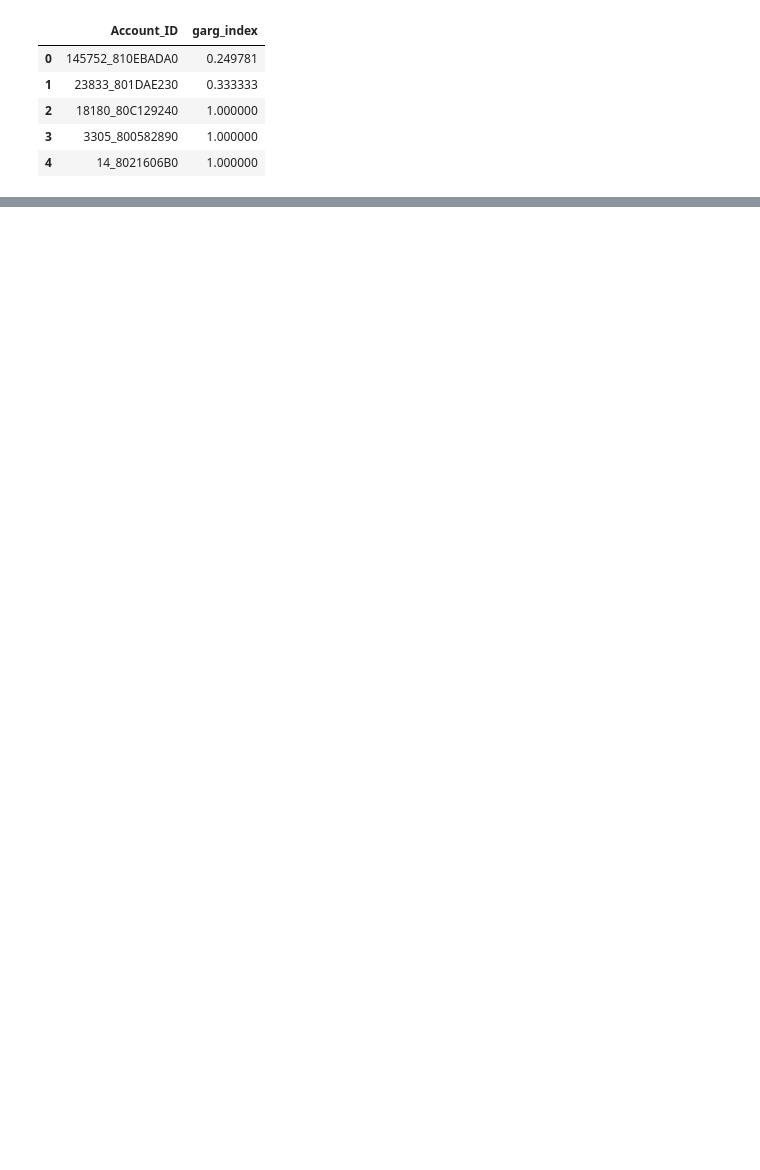
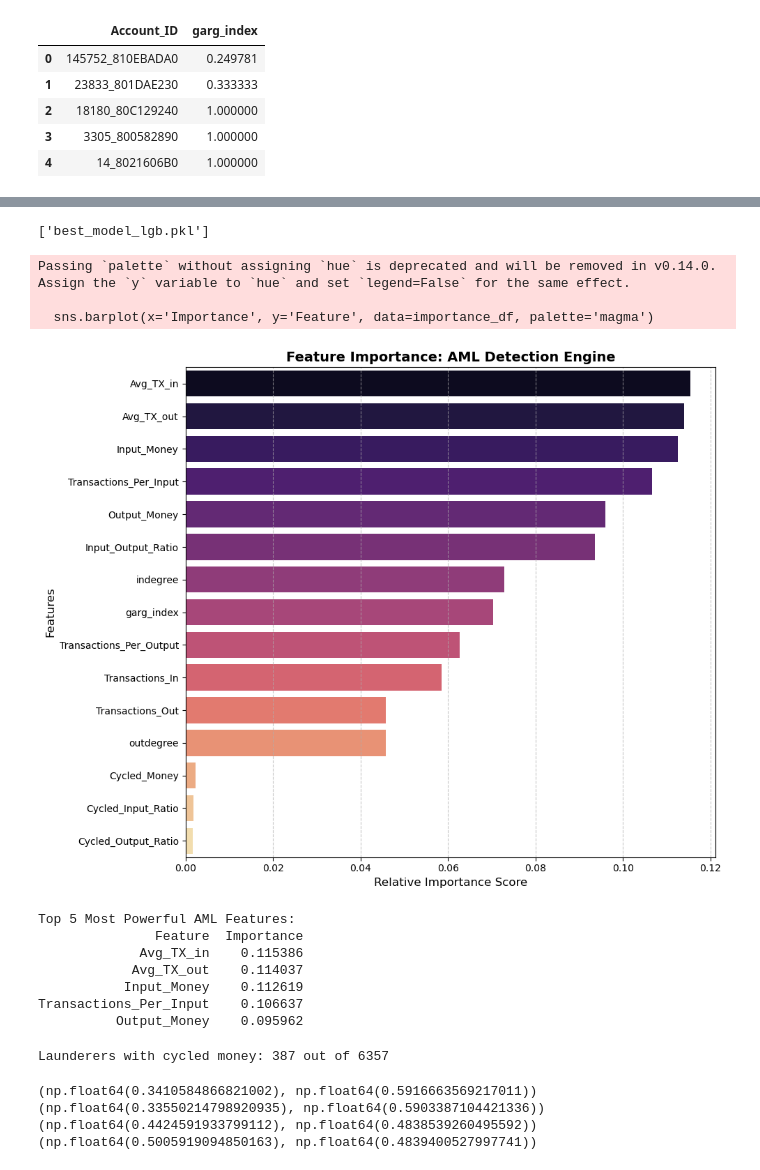
Before and after one commit to e-GNH/LedgerDB, a Jupyter notebook: aml_service/notebooks/features.ipynb, the cells around one changed output, grey strips where cells are left out. Cells and saved outputs as stored; diff of their text form; code cells hidden in the pictures; blank space fills up the shorter version.

```diff
--- a/aml_service/notebooks/features.ipynb
+++ b/aml_service/notebooks/features.ipynb
@@ -167,0 +510,57 @@ df_data["Transactions_In"] = df_data["Account_ID"].apply(lambda x: graph.graph.i
+# %%
+joblib.dump(best_model_lgb, 'best_model_lgb.pkl')
+# %% [output]
+['best_model_lgb.pkl']
+# %%
+import pandas as pd
+import matplotlib.pyplot as plt
+import seaborn as sns
+
+# 1. Extract importances from your trained model
+# This works identically for both RandomForest and LightGBM
+importances = best_model.feature_importances_
+
+# 2. Bind the importances to your feature names
+importance_df = pd.DataFrame({
+    'Feature': features,
+    'Importance': importances
+})
+
+# 3. Sort them from most important to least
+importance_df = importance_df.sort_values(by='Importance', ascending=False)
+
+# 4. Plot the results
+plt.figure(figsize=(10, 8))
+sns.barplot(x='Importance', y='Feature', data=importance_df, palette='magma')
+
+plt.title('Feature Importance: AML Detection Engine', fontsize=14, fontweight='bold')
+plt.xlabel('Relative Importance Score', fontsize=12)
+plt.ylabel('Features', fontsize=12)
+plt.grid(axis='x', linestyle='--', alpha=0.7)
+
+# Save for your documentation
+plt.tight_layout()
+plt.savefig('feature_importance.png', dpi=300)
+plt.show()
+
+# Print the raw top 5 for quick inspection
+print("Top 5 Most Powerful AML Features:")
+print(importance_df.head(5).to_string(index=False))
+# %% [output]
+Passing `palette` without assigning `hue` is deprecated and will be removed in v0.14.0. Assign the `y` variable to `hue` and set `legend=False` for the same effect.
+
+  sns.barplot(x='Importance', y='Feature', data=importance_df, palette='magma')
+[figure, added]
+Top 5 Most Powerful AML Features:
+               Feature  Importance
+             Avg_TX_in    0.115386
+            Avg_TX_out    0.114037
+           Input_Money    0.112619
+Transactions_Per_Input    0.106637
+          Output_Money    0.095962
+# %%
+# Check how many actual launderers have a Cycled_Money value greater than 0
+launderers_with_cycles = df_data[(df_data['is_laundering'] == 1) & (df_data['Cycled_Money'] > 0)]
+print(f"Launderers with cycled money: {len(launderers_with_cycles)} out of {len(df_data[df_data['is_laundering'] == 1])}")
+# %% [output]
+Launderers with cycled money: 387 out of 6357
@@ -167,0 +575,11 @@ df_data["Transactions_In"] = df_data["Account_ID"].apply(lambda x: graph.graph.i
+# %%
+## Like Val
+print(get_threshold_F_beta_score(best_model, X_test, y_test, beta=7))
+print(get_threshold_F_beta_score(best_model_lgb, X_test, y_test, beta=7))
+print(get_threshold_F_beta_score(best_model, X_test, y_test, beta=5))
+print(get_threshold_F_beta_score(best_model_lgb, X_test, y_test, beta=5))
+# %% [output]
+(np.float64(0.3410584866821002), np.float64(0.5916663569217011))
+(np.float64(0.33550214798920935), np.float64(0.5903387104421336))
+(np.float64(0.4424591933799112), np.float64(0.4838539260495592))
+(np.float64(0.5005919094850163), np.float64(0.4839400527997741))
```
Also changed, not shown: parts of 28 cells of this notebook, 12 other files.
